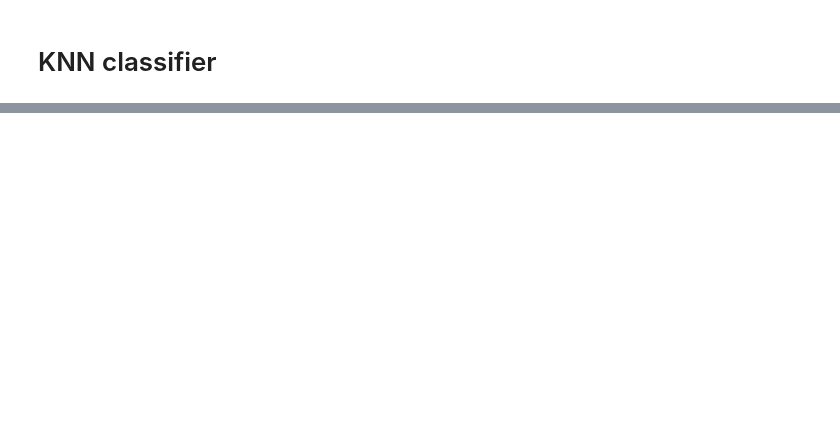
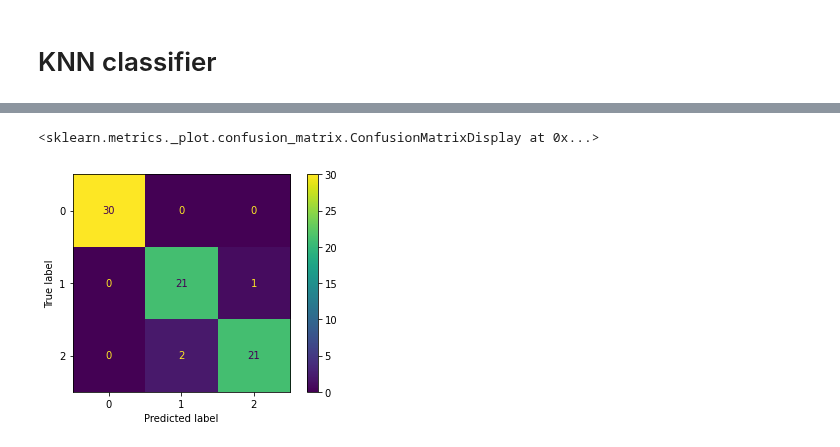
Before and after one commit to KassenBoyaubay/MPA-MLF-Exercises, a Jupyter notebook: Lab_04/PCA.ipynb, the cells around one changed output, grey strips where cells are left out. Drawn from its saved outputs; the diff is of its cells as text; code cells hidden in the pictures; blank space fills up the shorter version.

```diff
--- a/Lab_04/PCA.ipynb
+++ b/Lab_04/PCA.ipynb
@@ -121,2 +163,13 @@ ConfusionMatrixDisplay.from_predictions(,)
+# %%
+X_train_pca, X_test_pca, y_train_pca, y_test_pca = train_test_split(Xpca,y,test_size=0.5)
+knn1_pca=KNeighborsClassifier(n_neighbors = 3)
+knn1_pca.fit(X_train_pca,y_train_pca)
+Ypred_pca=knn1_pca.predict(X_test_pca)
+
+confusion_matrix(y_test_pca,Ypred_pca)
+ConfusionMatrixDisplay.from_predictions(y_test_pca,Ypred_pca)
+# %% [output]
+<sklearn.metrics._plot.confusion_matrix.ConfusionMatrixDisplay at 0x...>
+[figure, added]
 # %%
 # Now do the same, but use only 2-dimensional data of original X (first two columns)
```
Also changed, not shown: parts of 10 cells of this notebook.
